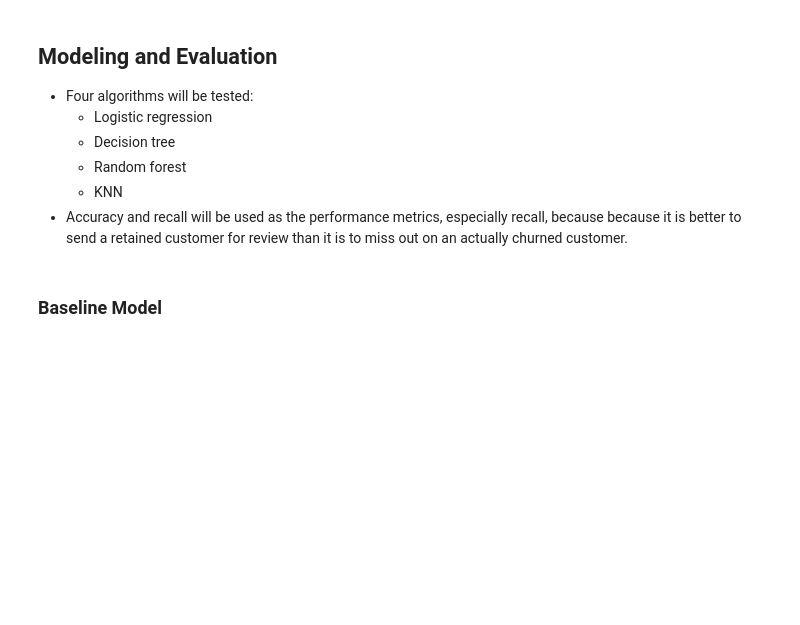
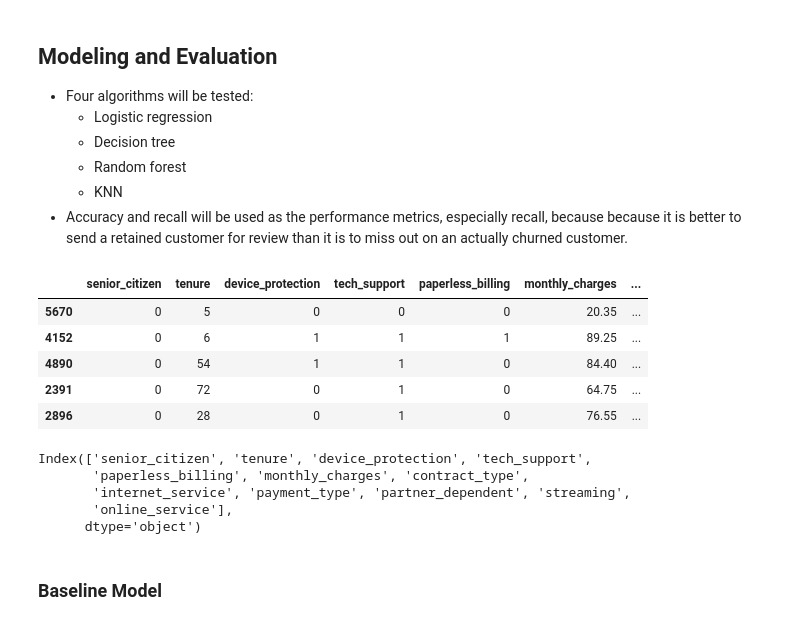
Before and after one commit to Yongliang-Shi/classification-project, a Jupyter notebook: report.ipynb, the cells around one changed output. Cells and saved outputs as stored; diff of their text form; code cells hidden in the pictures; blank space fills up the shorter version.

```diff
--- a/report.ipynb
+++ b/report.ipynb
@@ -543,6 +550,24 @@ X_test = test.drop(columns=['customer_id','churn','male','phone_service','total_
 y_train = train['churn']
 y_validate = validate['churn']
 y_test = test['churn']
+# %%
+# Inspect the X_train
+X_train.head()
+# %% [output]
+|  | senior_citizen | tenure | device_protection | tech_support | paperless_billing | monthly_charges | ... |
+| 5670 | 0 | 5 | 0 | 0 | 0 | 20.35 | ... |
+| 4152 | 0 | 6 | 1 | 1 | 1 | 89.25 | ... |
+| 4890 | 0 | 54 | 1 | 1 | 0 | 84.40 | ... |
+| 2391 | 0 | 72 | 0 | 1 | 0 | 64.75 | ... |
+| 2896 | 0 | 28 | 0 | 1 | 0 | 76.55 | ... |
+# %%
+X_train.columns
+# %% [output]
+Index(['senior_citizen', 'tenure', 'device_protection', 'tech_support',
+       'paperless_billing', 'monthly_charges', 'contract_type',
+       'internet_service', 'payment_type', 'partner_dependent', 'streaming',
+       'online_service'],
+      dtype='object')
 # %% [markdown]
 ### Baseline Model
 # %%
```
Also changed, not shown: parts of 5 cells of this notebook.
